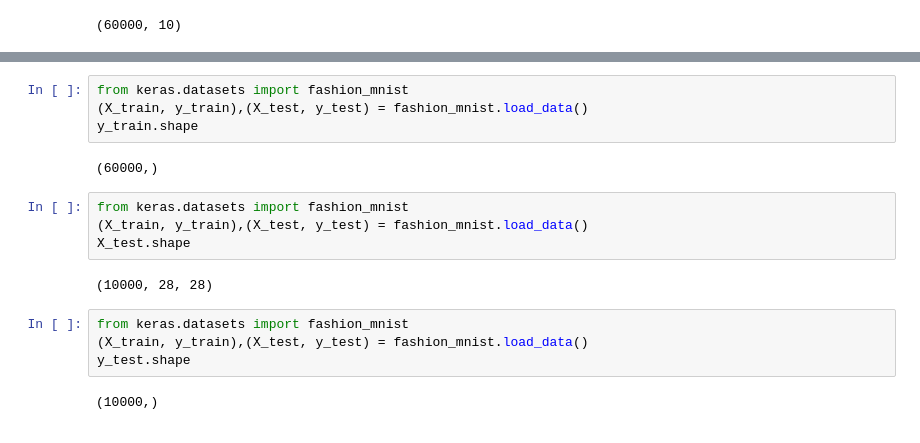
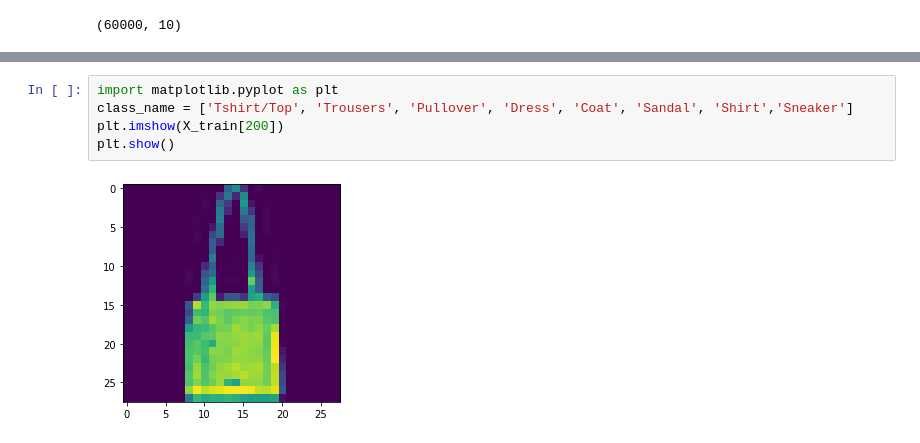
Before and after one commit to Vinh1207/Phan-Cao-Vinh, a Jupyter notebook: AI.ipynb, the cells around one changed output, grey strips where cells are left out. Saved outputs shown, nothing was run; the diff lists cells and outputs as text.

```diff
--- a/AI.ipynb
+++ b/AI.ipynb
@@ -630,18 +684,7 @@ Downloading data from https://storage.googleapis.com/tensorflow/tf-keras-dataset
-# %%
-from keras.datasets import fashion_mnist
-(X_train, y_train),(X_test, y_test) = fashion_mnist.load_data()
-y_train.shape
-# %% [output]
-(60000,)
-# %%
-from keras.datasets import fashion_mnist
-(X_train, y_train),(X_test, y_test) = fashion_mnist.load_data()
-X_test.shape
-# %% [output]
-(10000, 28, 28)
-# %%
-from keras.datasets import fashion_mnist
-(X_train, y_train),(X_test, y_test) = fashion_mnist.load_data()
-y_test.shape
-# %% [output]
-(10000,)
+# %%
+import matplotlib.pyplot as plt
+class_name = ['Tshirt/Top', 'Trousers', 'Pullover', 'Dress', 'Coat', 'Sandal', 'Shirt','Sneaker']
+plt.imshow(X_train[200])
+plt.show()
+# %% [output]
+[figure, added]
```
Also changed, not shown: parts of 14 cells of this notebook.
